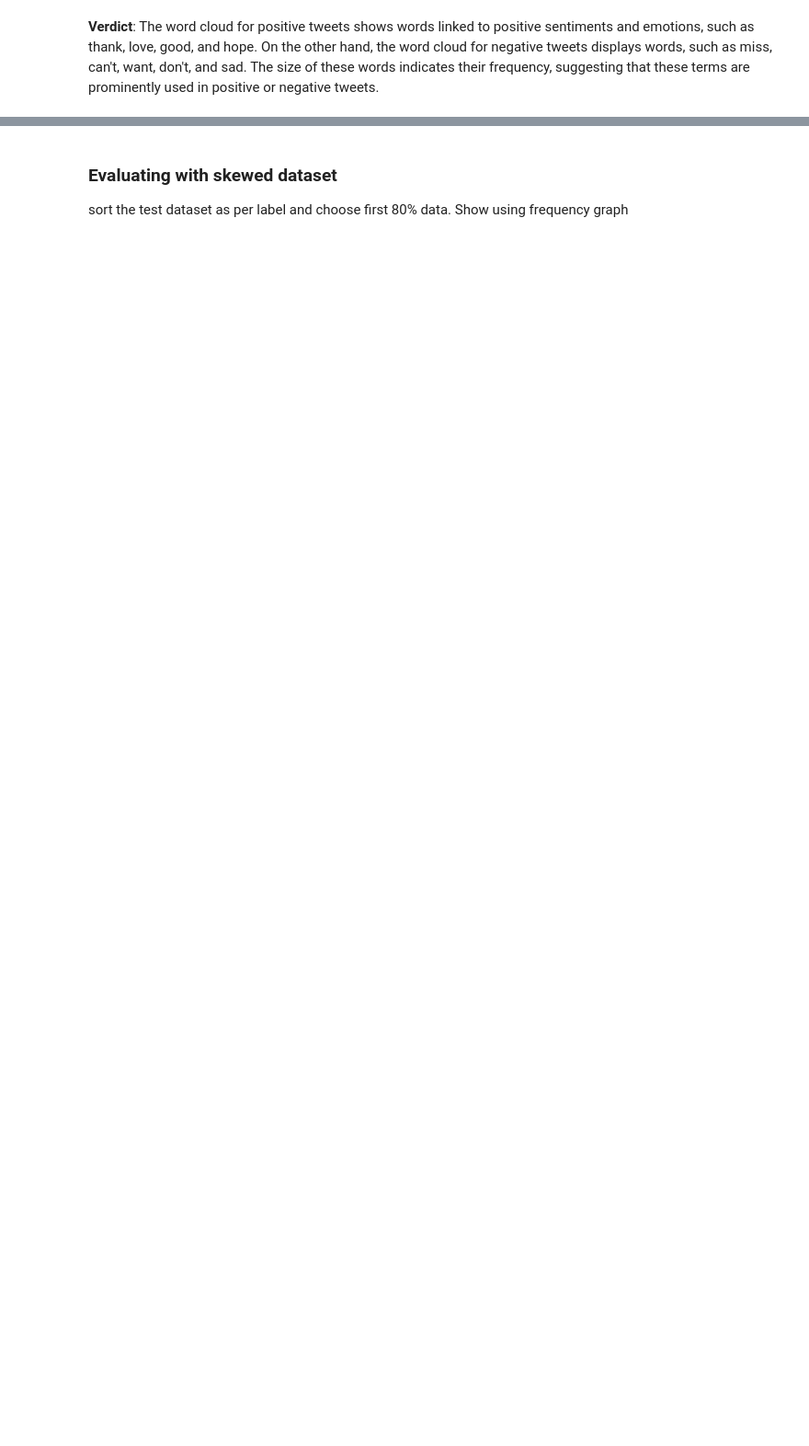
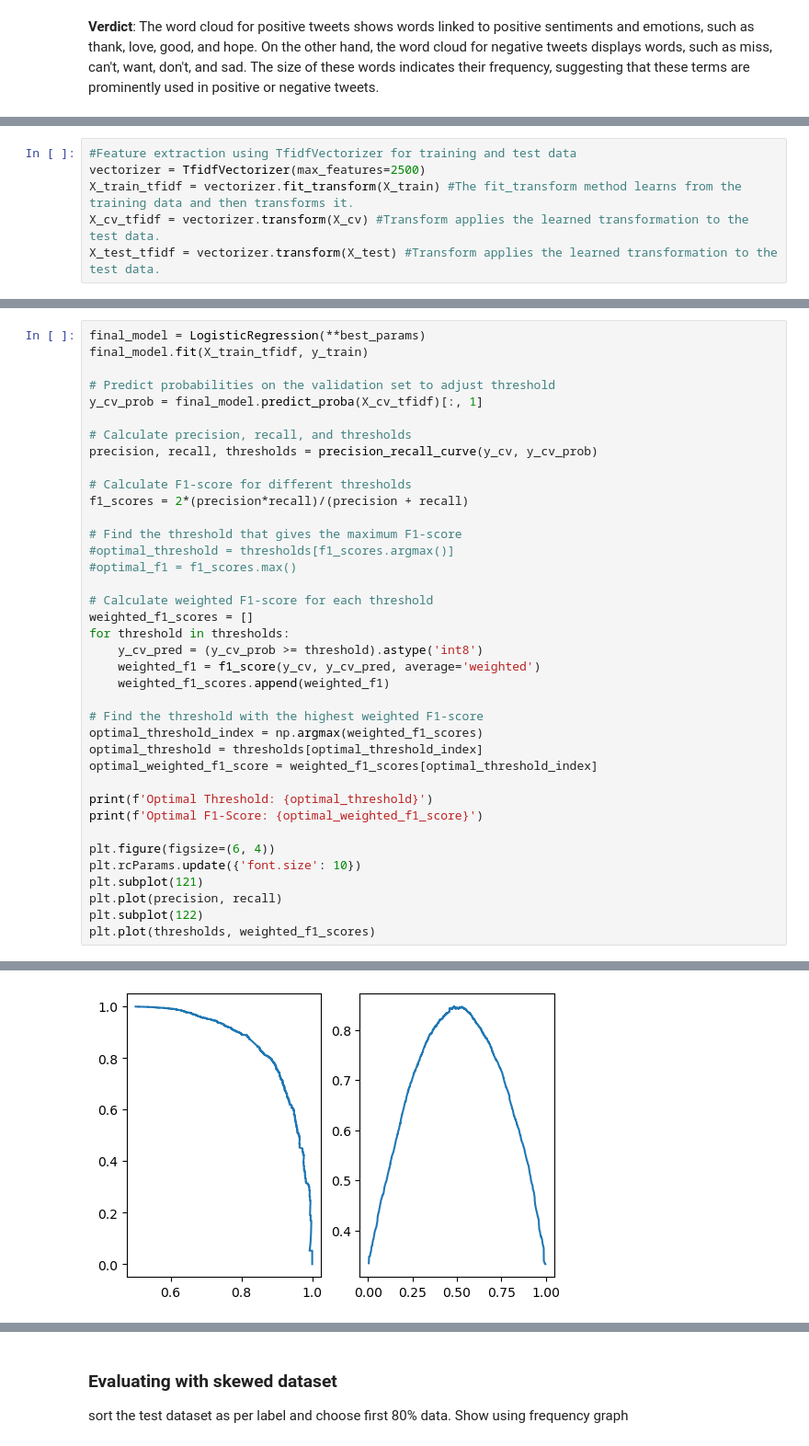
Before and after one commit to ankitskr/Sentiment_Analysis, a Jupyter notebook: TSA_Skewed_Dataset - Copy.ipynb, the cells around one changed output, grey strips where cells are left out. Shown at 92% size. Saved outputs shown, nothing was run; the diff lists cells and outputs as text; blank space fills up the shorter version.

```diff
--- a/TSA_Skewed_Dataset - Copy.ipynb
+++ b/TSA_Skewed_Dataset - Copy.ipynb
@@ -475,0 +254,6 @@ plot_model_eval_report(model_eval_report)
+# %%
+#Feature extraction using TfidfVectorizer for training and test data
+vectorizer = TfidfVectorizer(max_features=2500)
+X_train_tfidf = vectorizer.fit_transform(X_train) #The fit_transform method learns from the training data and then transforms it.
+X_cv_tfidf = vectorizer.transform(X_cv) #Transform applies the learned transformation to the test data.
+X_test_tfidf = vectorizer.transform(X_test) #Transform applies the learned transformation to the test data.
@@ -475,0 +389,39 @@ plot_model_eval_report(model_eval_report)
+# %%
+final_model = LogisticRegression(**best_params)
+final_model.fit(X_train_tfidf, y_train)
+
+# Predict probabilities on the validation set to adjust threshold
+y_cv_prob = final_model.predict_proba(X_cv_tfidf)[:, 1]
+
+# Calculate precision, recall, and thresholds
+precision, recall, thresholds = precision_recall_curve(y_cv, y_cv_prob)
+
+# Calculate F1-score for different thresholds
+f1_scores = 2*(precision*recall)/(precision + recall)
+
+# Find the threshold that gives the maximum F1-score
+#optimal_threshold = thresholds[f1_scores.argmax()]
+#optimal_f1 = f1_scores.max()
+
+# Calculate weighted F1-score for each threshold
+weighted_f1_scores = []
+for threshold in thresholds:
+    y_cv_pred = (y_cv_prob >= threshold).astype('int8')
+    weighted_f1 = f1_score(y_cv, y_cv_pred, average='weighted')
+    weighted_f1_scores.append(weighted_f1)
+
+# Find the threshold with the highest weighted F1-score
+optimal_threshold_index = np.argmax(weighted_f1_scores)
+optimal_threshold = thresholds[optimal_threshold_index]
+optimal_weighted_f1_score = weighted_f1_scores[optimal_threshold_index]
+
+print(f'Optimal Threshold: {optimal_threshold}')
+print(f'Optimal F1-Score: {optimal_weighted_f1_score}')
+
+plt.figure(figsize=(6, 4))
+plt.rcParams.update({'font.size': 10})
+plt.subplot(121)
+plt.plot(precision, recall)
+plt.subplot(122)
+plt.plot(thresholds, weighted_f1_scores)
+# %% [output]
@@ -475,0 +431 @@ plot_model_eval_report(model_eval_report)
+[figure, added]
```
Also changed, not shown: parts of 44 cells of this notebook.
